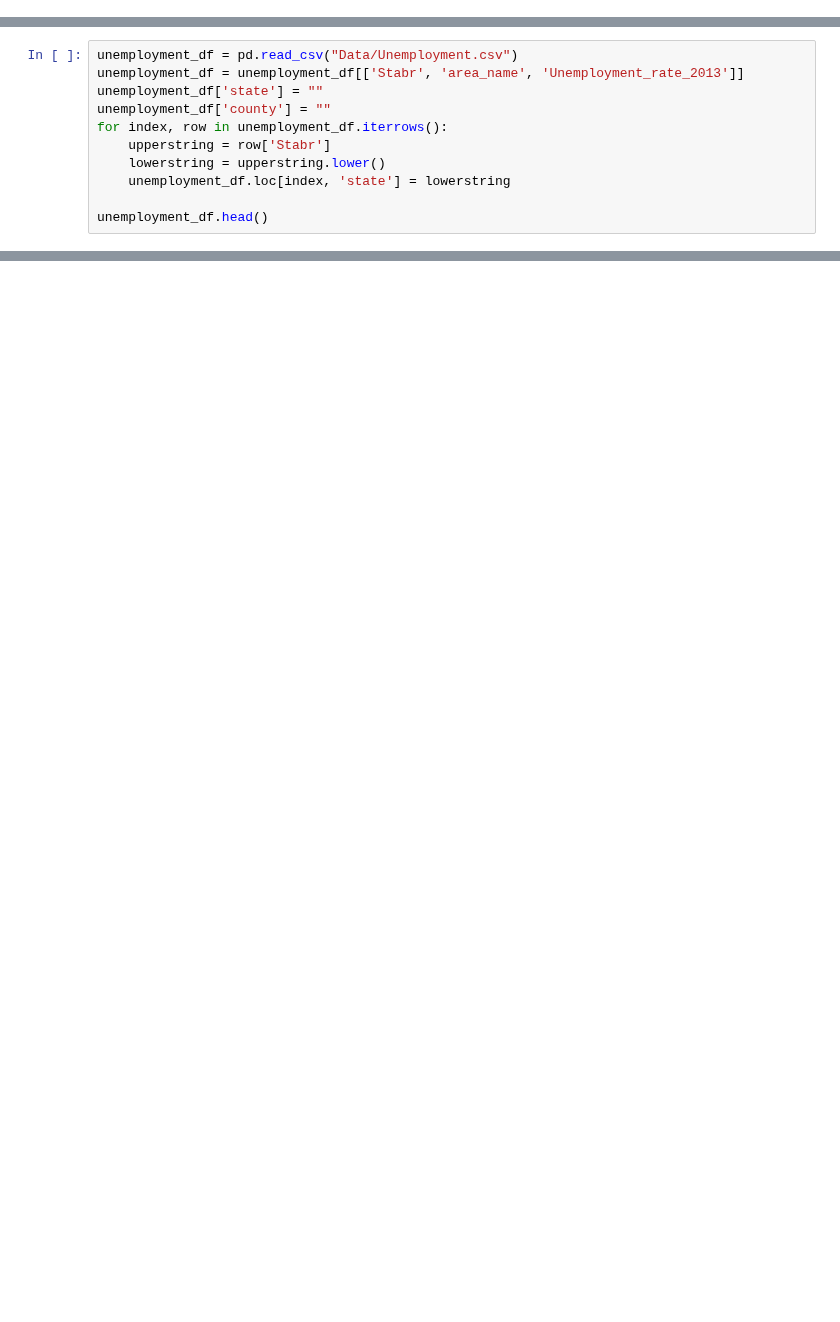
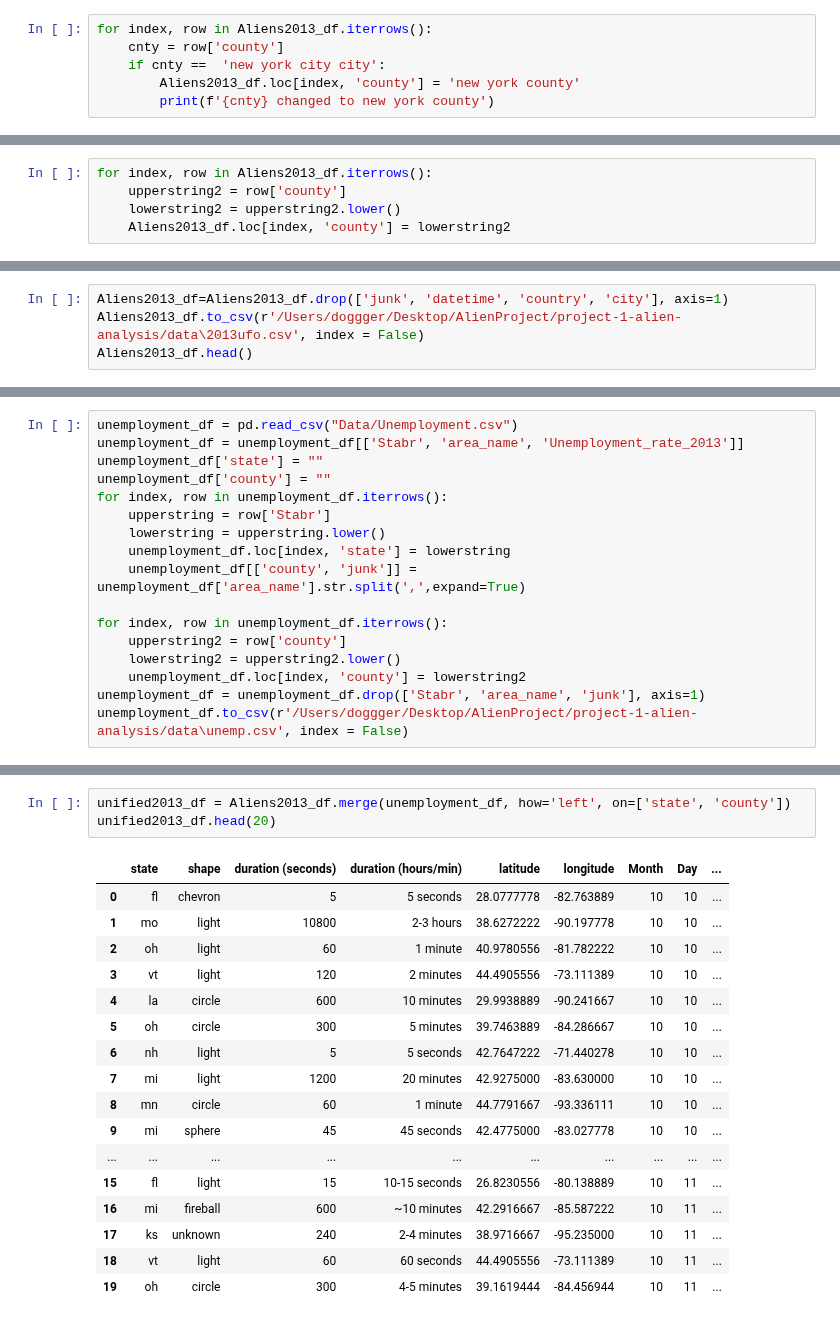
Before and after one commit to mmegancross/project-1-alien-analysis, a Jupyter notebook: Main_script.ipynb, the cells around one changed output, grey strips where cells are left out. Saved outputs shown, nothing was run; the diff lists cells and outputs as text; blank space fills up the shorter version.

Commit message:
unified dataset created

```diff
--- a/Main_script.ipynb
+++ b/Main_script.ipynb
@@ -126,0 +208,6 @@ Name: 269, dtype: object, st. louis county, mo, 0
+# %%
+for index, row in Aliens2013_df.iterrows():
+    cnty = row['county']
+    if cnty ==  'new york city city':
+        Aliens2013_df.loc[index, 'county'] = 'new york county'
+        print(f'{cnty} changed to new york county')
@@ -126,0 +232,5 @@ Name: 269, dtype: object, st. louis county, mo, 0
+# %%
+for index, row in Aliens2013_df.iterrows():
+    upperstring2 = row['county']
+    lowerstring2 = upperstring2.lower()
+    Aliens2013_df.loc[index, 'county'] = lowerstring2
@@ -126,0 +244,4 @@ Name: 269, dtype: object, st. louis county, mo, 0
+# %%
+Aliens2013_df=Aliens2013_df.drop(['junk', 'datetime', 'country', 'city'], axis=1)
+Aliens2013_df.to_csv(r'/Users/doggger/Desktop/AlienProject/project-1-alien-analysis/data\2013ufo.csv', index = False)
+Aliens2013_df.head()
@@ -133,5 +261,11 @@ for index, row in unemployment_df.iterrows():
     upperstring = row['Stabr']
     lowerstring = upperstring.lower()
     unemployment_df.loc[index, 'state'] = lowerstring
+    unemployment_df[['county', 'junk']] = unemployment_df['area_name'].str.split(',',expand=True)
 
-unemployment_df.head()
+for index, row in unemployment_df.iterrows():
+    upperstring2 = row['county']
+    lowerstring2 = upperstring2.lower()
+    unemployment_df.loc[index, 'county'] = lowerstring2
+unemployment_df = unemployment_df.drop(['Stabr', 'area_name', 'junk'], axis=1)
+unemployment_df.to_csv(r'/Users/doggger/Desktop/AlienProject/project-1-alien-analysis/data\unemp.csv', index = False)
@@ -204,0 +302,21 @@ states = {
+# %%
+unified2013_df = Aliens2013_df.merge(unemployment_df, how='left', on=['state', 'county'])
+unified2013_df.head(20)
+# %% [output]
+|  | state | shape | duration (seconds) | duration (hours/min) | latitude | longitude | Month | Day | ... |
+| 0 | fl | chevron | 5 | 5 seconds | 28.0777778 | -82.763889 | 10 | 10 | ... |
+| 1 | mo | light | 10800 | 2-3 hours | 38.6272222 | -90.197778 | 10 | 10 | ... |
+| 2 | oh | light | 60 | 1 minute | 40.9780556 | -81.782222 | 10 | 10 | ... |
+| 3 | vt | light | 120 | 2 minutes | 44.4905556 | -73.111389 | 10 | 10 | ... |
+| 4 | la | circle | 600 | 10 minutes | 29.9938889 | -90.241667 | 10 | 10 | ... |
+| 5 | oh | circle | 300 | 5 minutes | 39.7463889 | -84.286667 | 10 | 10 | ... |
+| 6 | nh | light | 5 | 5 seconds | 42.7647222 | -71.440278 | 10 | 10 | ... |
+| 7 | mi | light | 1200 | 20 minutes | 42.9275000 | -83.630000 | 10 | 10 | ... |
+| 8 | mn | circle | 60 | 1 minute | 44.7791667 | -93.336111 | 10 | 10 | ... |
+| 9 | mi | sphere | 45 | 45 seconds | 42.4775000 | -83.027778 | 10 | 10 | ... |
+| ... | ... | ... | ... | ... | ... | ... | ... | ... | ... |
+| 15 | fl | light | 15 | 10-15 seconds | 26.8230556 | -80.138889 | 10 | 11 | ... |
+| 16 | mi | fireball | 600 | ~10 minutes | 42.2916667 | -85.587222 | 10 | 11 | ... |
+| 17 | ks | unknown | 240 | 2-4 minutes | 38.9716667 | -95.235000 | 10 | 11 | ... |
+| 18 | vt | light | 60 | 60 seconds | 44.4905556 | -73.111389 | 10 | 11 | ... |
+| 19 | oh | circle | 300 | 4-5 minutes | 39.1619444 | -84.456944 | 10 | 11 | ... |
```
Also changed, not shown: parts of 14 cells of this notebook, 3 other files.
